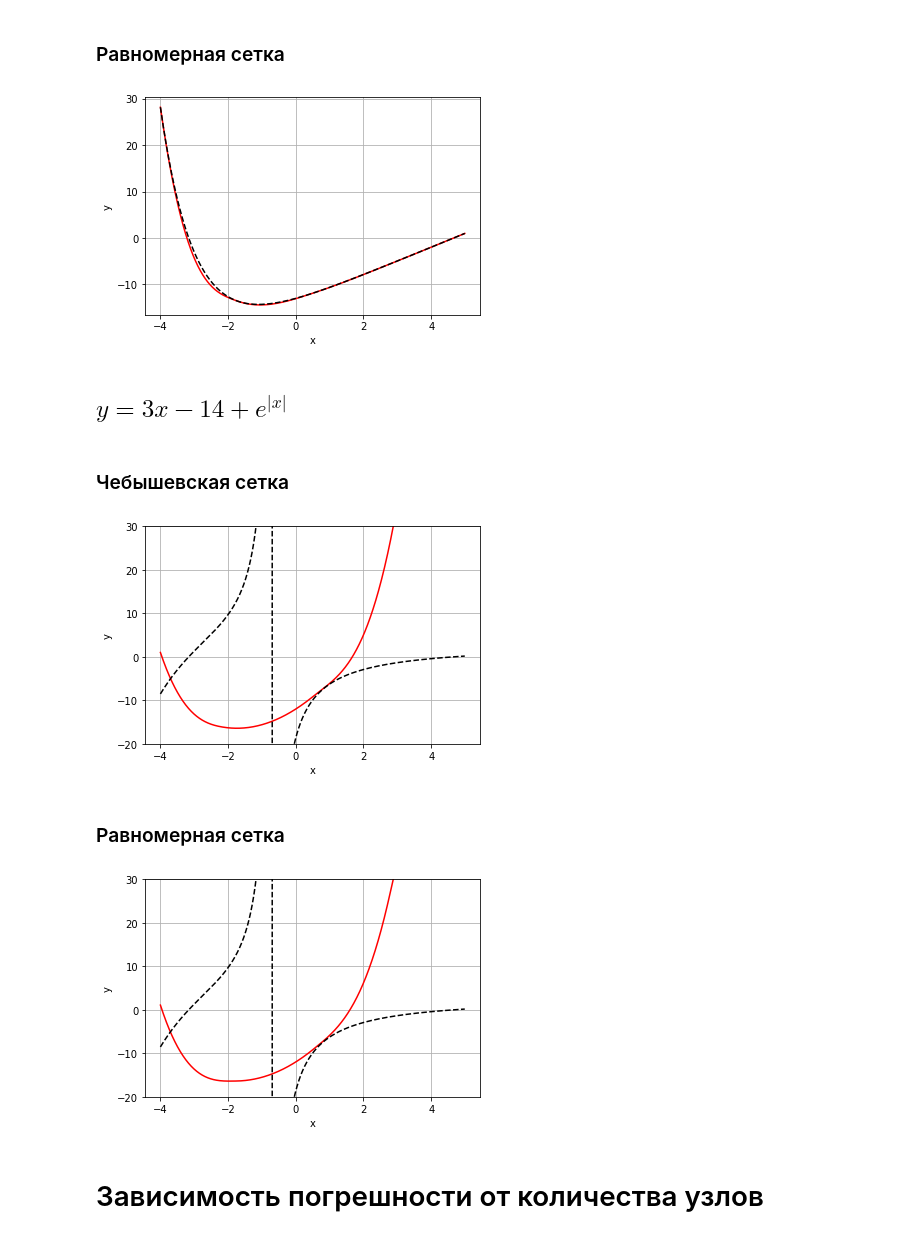
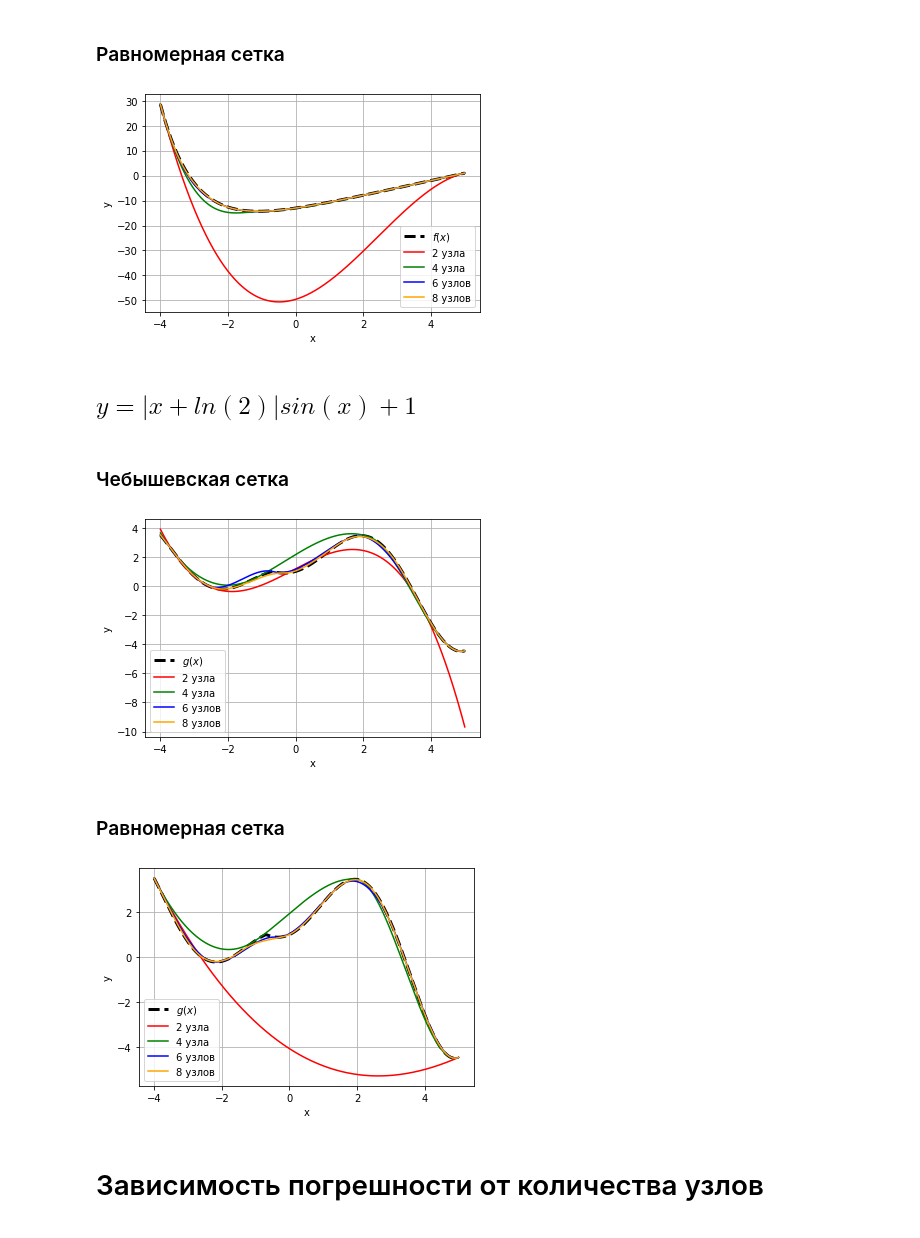
Before and after one commit to Ltaudato1/nm_labs, a Jupyter notebook: lab2/plots.ipynb, the cells around one changed output. Cells and saved outputs as stored; diff of their text form; code cells hidden in the pictures.

```diff
--- a/lab2/plots.ipynb
+++ b/lab2/plots.ipynb
@@ -28,59 +53,92 @@ plt.show()
 # %% [markdown]
 ### Равномерная сетка
 # %%
-data = pd.read_csv("data/uniform_smooth_plot.csv")
+data = pd.read_csv("data/uniform_smooth_2.csv")
 x = data['x']
-y_spline = data['y']
 y_function = smooth(x)
 
-plt.plot(x, y_spline, color='r')
-plt.plot(x, y_function, color='black', linestyle='--')
+plt.plot(x, y_function, color='black', linestyle='--', label='$f(x)$', linewidth=3)
+colors = ['r', 'g', 'b', 'orange']
+
+for i in range(2, 9, 2):
+    name = "data/uniform_smooth_" + str(i) + ".csv"
+    label = str(i)
+    if (i < 5):
+        label += ' узла'
+    else:
+        label += ' узлов'
+    data = pd.read_csv(name)
+    y_inter = data['y']
+    plt.plot(x, y_inter, color=colors[i // 2 - 1], label=label)
 
 plt.xlabel('x')
 plt.ylabel('y')
 plt.grid(True)
+plt.legend()
 plt.show()
 # %% [output]
-[figure, old version]
+[figure, new version]
-# %% [markdown]
-## $y = 3x - 14 + e^{|x|}$
+# %% [markdown]
+## $y = |x + ln(2)|sin(x) + 1$
 # %%
 def breakdown(x):
-    return 3 * x - 14 + np.exp(abs(x))
+    return abs(x + np.log(2)) * np.sin(x) + 1
 # %% [markdown]
 ### Чебышевская сетка
 # %%
-data = pd.read_csv("data/chebyshev_breakdown_plot.csv")
+data = pd.read_csv("data/chebyshev_breakdown_2.csv")
 x = data['x']
-y_spline = data['y']
 y_function = breakdown(x)
 
-plt.plot(x, y_spline, color='r')
-plt.plot(x, y_function, color='black', linestyle='--')
-plt.ylim(-20, 30)
+plt.plot(x, y_function, color='black', linestyle='--', label='$g(x)$', linewidth=3)
+colors = ['r', 'g', 'b', 'orange']
+
+for i in range(2, 9, 2):
+    name = "data/chebyshev_breakdown_" + str(i) + ".csv"
+    label = str(i)
+    if (i < 5):
+        label += ' узла'
+    else:
+        label += ' узлов'
+    data = pd.read_csv(name)
+    y_inter = data['y']
+    plt.plot(x, y_inter, color=colors[i // 2 - 1], label=label)
+
 plt.xlabel('x')
 plt.ylabel('y')
 plt.grid(True)
+plt.legend()
 plt.show()
 # %% [output]
-[figure, old version]
+[figure, new version]
 # %% [markdown]
 ### Равномерная сетка
 # %%
-data = pd.read_csv("data/uniform_breakdown_plot.csv")
+data = pd.read_csv("data/uniform_breakdown_2.csv")
 x = data['x']
-y_spline = data['y']
 y_function = breakdown(x)
 
-plt.plot(x, y_spline, color='r')
-plt.plot(x, y_function, color='black', linestyle='--')
-plt.ylim(-20, 30)
+plt.plot(x, y_function, color='black', linestyle='--', label='$g(x)$', linewidth=3)
+colors = ['r', 'g', 'b', 'orange']
+
+for i in range(2, 9, 2):
+    name = "data/uniform_breakdown_" + str(i) + ".csv"
+    label = str(i)
+    if (i < 5):
+        label += ' узла'
+    else:
+        label += ' узлов'
+    data = pd.read_csv(name)
+    y_inter = data['y']
+    plt.plot(x, y_inter, color=colors[i // 2 - 1], label=label)
+
 plt.xlabel('x')
 plt.ylabel('y')
 plt.grid(True)
+plt.legend()
 plt.show()
 # %% [output]
-[figure, old version]
+[figure, new version]
 # %% [markdown]
 # Зависимость погрешности от количества узлов
 # %% [markdown]
```
Also changed, not shown: parts of 5 cells of this notebook, 5 other files.
